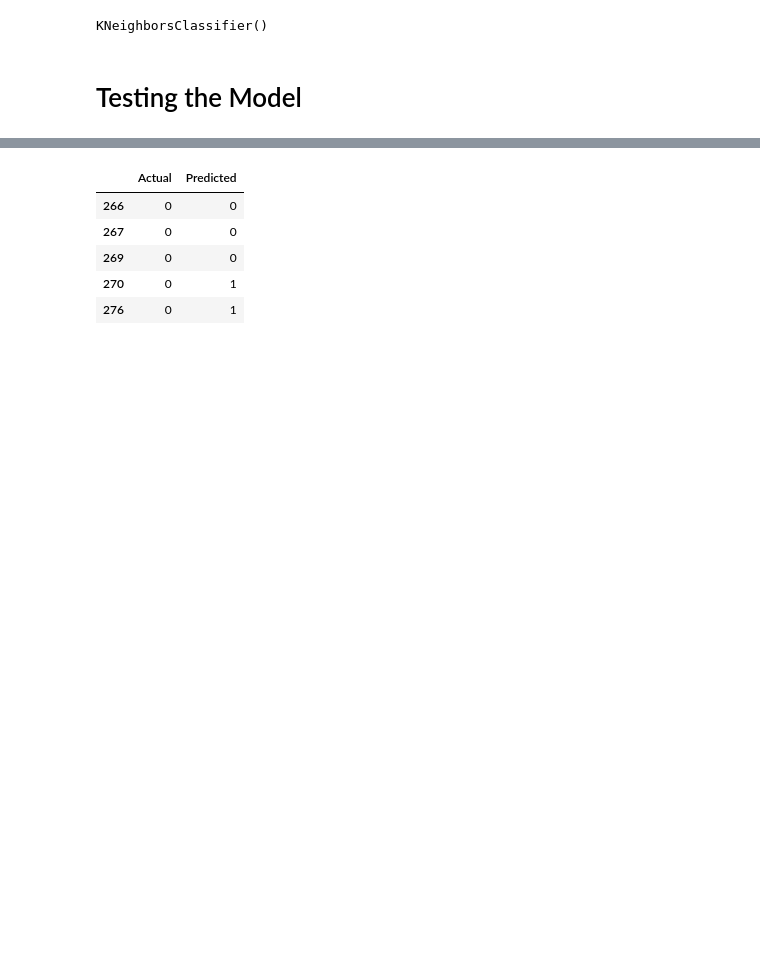
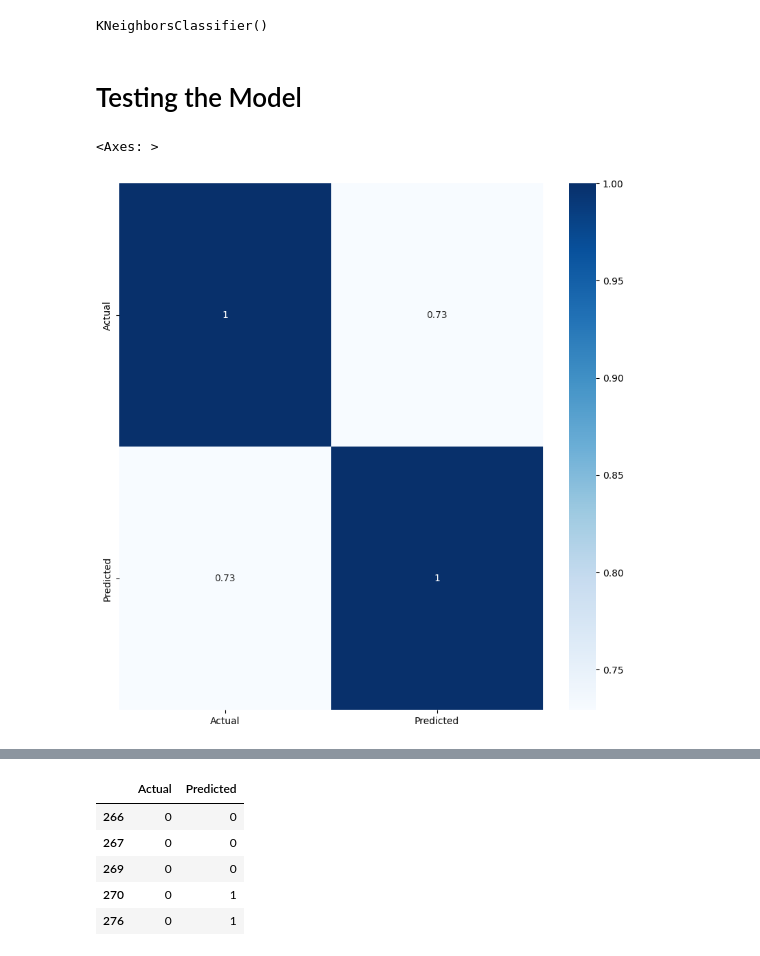
Before and after one commit to soham534/K-NearestNeighbour, a Jupyter notebook: KNNBy_SohamBundela.ipynb, the cells around one changed output, grey strips where cells are left out. Saved outputs shown, nothing was run; the diff lists cells and outputs as text; code cells hidden in the pictures; blank space fills up the shorter version.

```diff
--- a/KNNBy_SohamBundela.ipynb
+++ b/KNNBy_SohamBundela.ipynb
@@ -188,0 +191,6 @@ newdf = pd.DataFrame({'Actual':y_test,'Predicted':y_knn_pred})
+# %%
+plt.figure(figsize=(10,10))
+sns.heatmap(newdf.corr(),annot=True,cmap="Blues")
+# %% [output]
+<Axes: >
+[figure, added]
```
Also changed, not shown: parts of 2 cells of this notebook.
